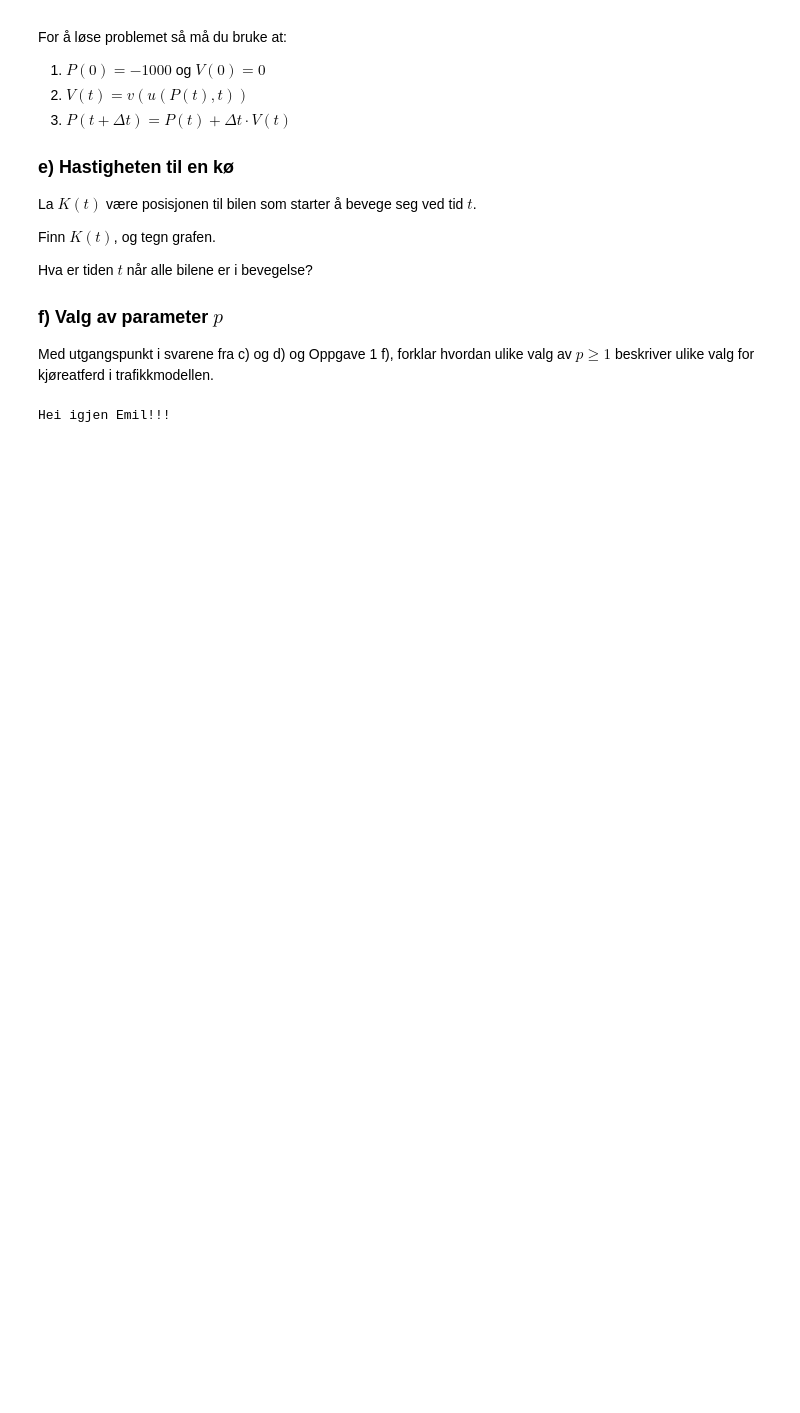
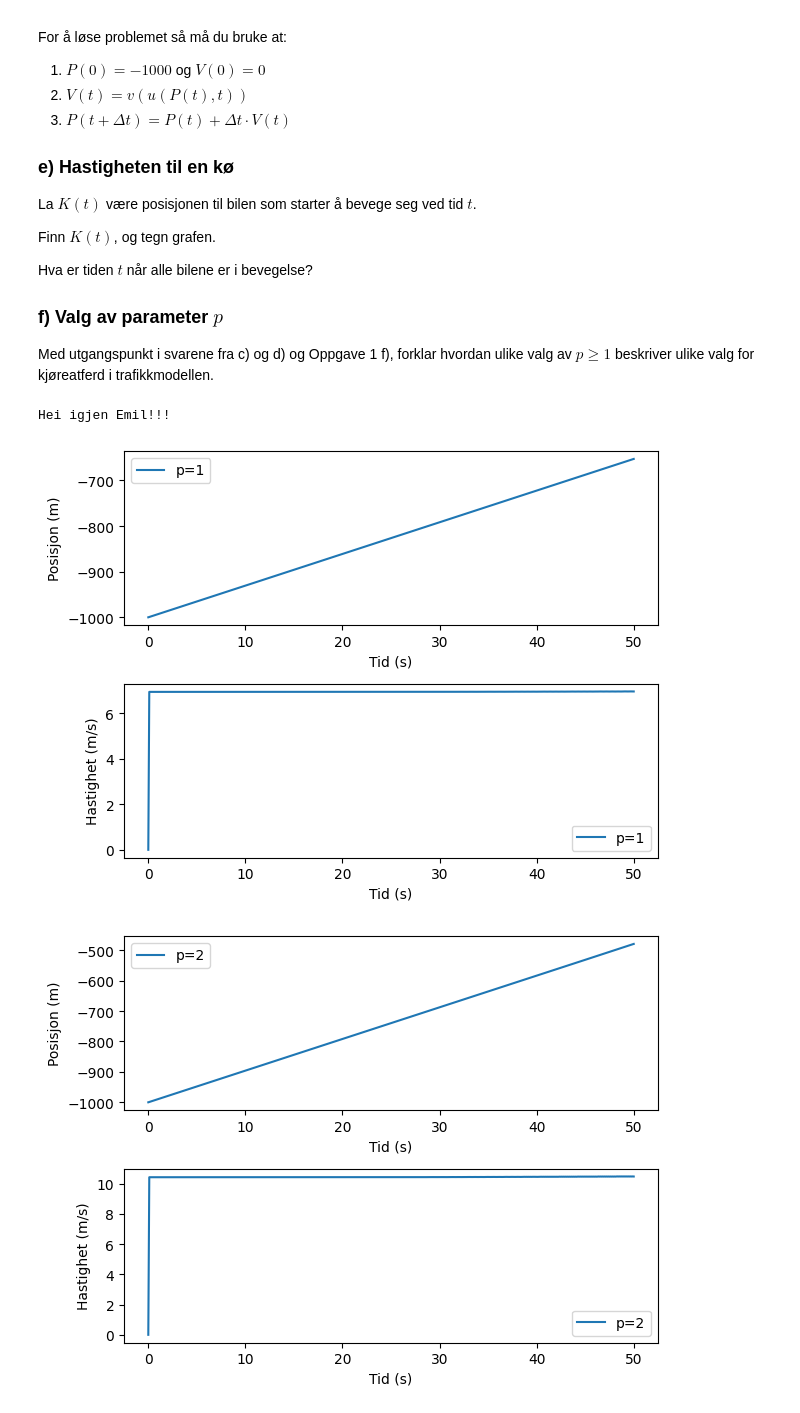
Before and after one commit to AbelSnabel/matteGruppe3, a Jupyter notebook: Oppgave2.ipynb, the cells around one changed output. Cells and saved outputs as stored; diff of their text form; code cells hidden in the pictures; blank space fills up the shorter version.

```diff
--- a/Oppgave2.ipynb
+++ b/Oppgave2.ipynb
@@ -78,3 +78,78 @@ Med utgangspunkt i svarene fra c) og d) og Oppgave 1 f), forklar hvordan ulike v
 print("Hei igjen Emil!!!")
 # %% [output]
 Hei igjen Emil!!!
+# %%
+import numpy as np
+import matplotlib.pyplot as plt
+
+L = 2000  # Veilengde (m)
+Nx = 100  # Antall romlige punkter
+T = 50    # Simuleringstid (s)
+Nt = 500  # Antall tidssteg
+
+v_max = 13.9  # Maksimal hastighet (m/s)
+u_max = 0.19  # Maksimal tetthet (biler per meter)
+p_values = [1, 2, 5]  # Verdier for p
+
+dx = L / Nx  # Romlig oppløsning
+dt = T / Nt  # Tidsoppløsning
+lambda_ = dt / dx  # CFL-tall (må være <= 1 for stabilitet)
+
+def velocity(u, p):
+    return v_max * (1 - (u / u_max) ** p)
+
+def flux(u, p):
+    return u * velocity(u, p)
+
+u = np.zeros(Nx)
+for j in range(Nx):
+    if j < Nx // 2:
+        u[j] = 0.5 * u_max  # Tettere trafikk i venstre halvdel
+
+U = np.zeros((Nt, Nx))
+U[0, :] = u.copy()
+
+for n in range(Nt - 1):
+    for p in p_values:
+        F = flux(U[n, :], p)
+        U[n+1, 1:-1] = 0.5 * (U[n, :-2] + U[n, 2:]) - (lambda_ / 2) * (F[2:] - F[:-2])
+    # Randbetingelser (absorberende kanter)
+    U[n+1, 0] = U[n+1, 1]
+    U[n+1, -1] = U[n+1, -2]
+
+P0 = -1000  # Startposisjon
+V0 = 0      # Starthastighet
+
+for p in p_values:
+    P = [P0]
+    V = [V0]
+
+    for n in range(Nt - 1):
+        idx = int((P[-1] + L/2) / dx)  # Konverter posisjon til indeks
+        idx = max(0, min(Nx-1, idx))  # Sikre at vi ikke går utenfor
+        u_p = U[n, idx]
+
+        V_new = velocity(u_p, p)
+        P_new = P[-1] + dt * V_new
+
+        V.append(V_new)
+        P.append(P_new)
+
+    plt.figure()
+    plt.subplot(2, 1, 1)
+    plt.plot(np.linspace(0, T, Nt), P, label=f'p={p}')
+    plt.xlabel('Tid (s)')
+    plt.ylabel('Posisjon (m)')
+    plt.legend()
+
+    plt.subplot(2, 1, 2)
+    plt.plot(np.linspace(0, T, Nt), V, label=f'p={p}')
+    plt.xlabel('Tid (s)')
+    plt.ylabel('Hastighet (m/s)')
+    plt.legend()
+
+    plt.tight_layout()
+    plt.show()
+# %% [output]
+[figure, added]
+[figure, added]
```
Also changed, not shown: parts of 1 cell of this notebook, 1 other file.
